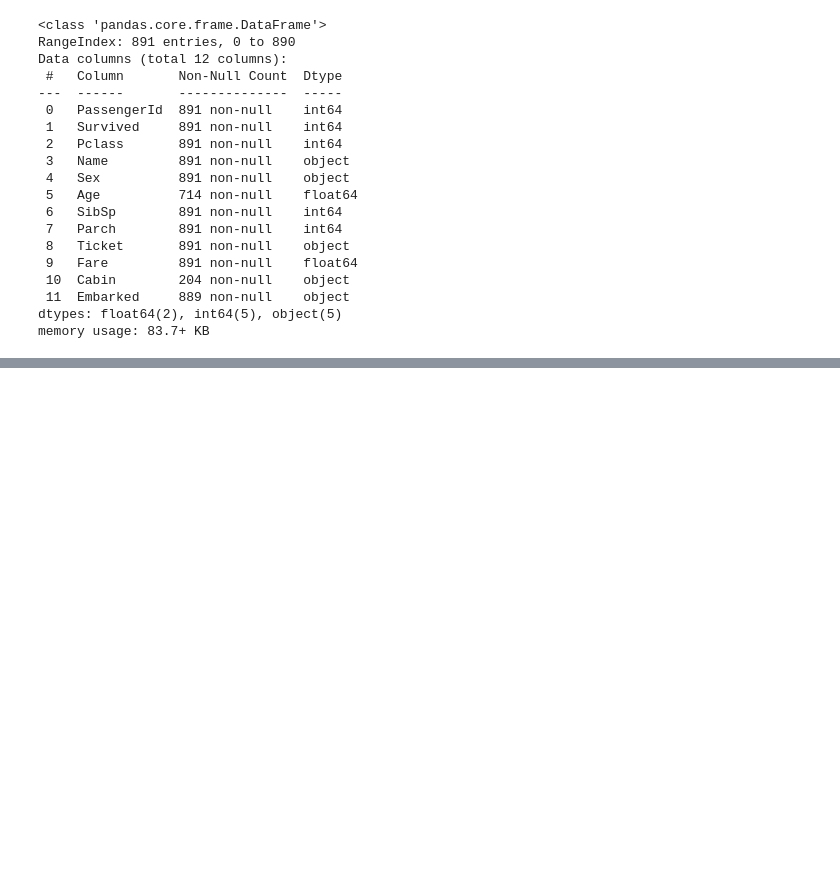
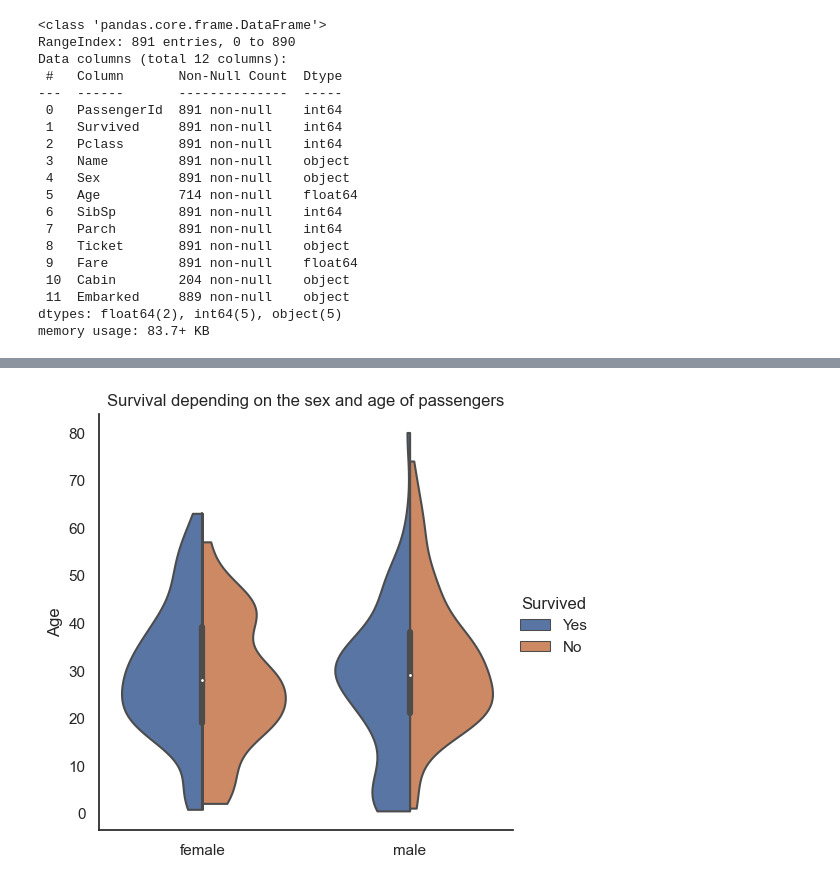
Before and after one commit to PanosKefalas/titanic, a Jupyter notebook: code/preprocess.ipynb, the cells around one changed output, grey strips where cells are left out. Saved outputs shown, nothing was run; the diff lists cells and outputs as text; code cells hidden in the pictures; blank space fills up the shorter version.

```diff
--- a/code/preprocess.ipynb
+++ b/code/preprocess.ipynb
@@ -49,3 +62,13 @@ memory usage: 83.7+ KB
 X = raw.drop(columns='Survived')
 y = raw['Survived']
 X_train, X_test, y_train, y_test = train_test_split(X, y, stratify=raw['Pclass'] )
+# %%
+titanic = raw.iloc[X_train.index, :].copy()
+titanic.rename(columns={'Survived':'Survival'}, inplace=True)
+titanic['Survived'] = titanic['Survival'].replace([0,1], ['No', 'Yes'])
+# %%
+sns.catplot(data=titanic, x="Sex", y="Age", hue='Survived', kind="violin", hue_order=['Yes','No'], bw=0.35, cut=0, split=True).set(xlabel=None)
+plt.title("Survival depending on the sex and age of passengers")
+plt.show()
+# %% [output]
+[figure, added]
```
Also changed, not shown: parts of 6 cells of this notebook, 6 other files.
